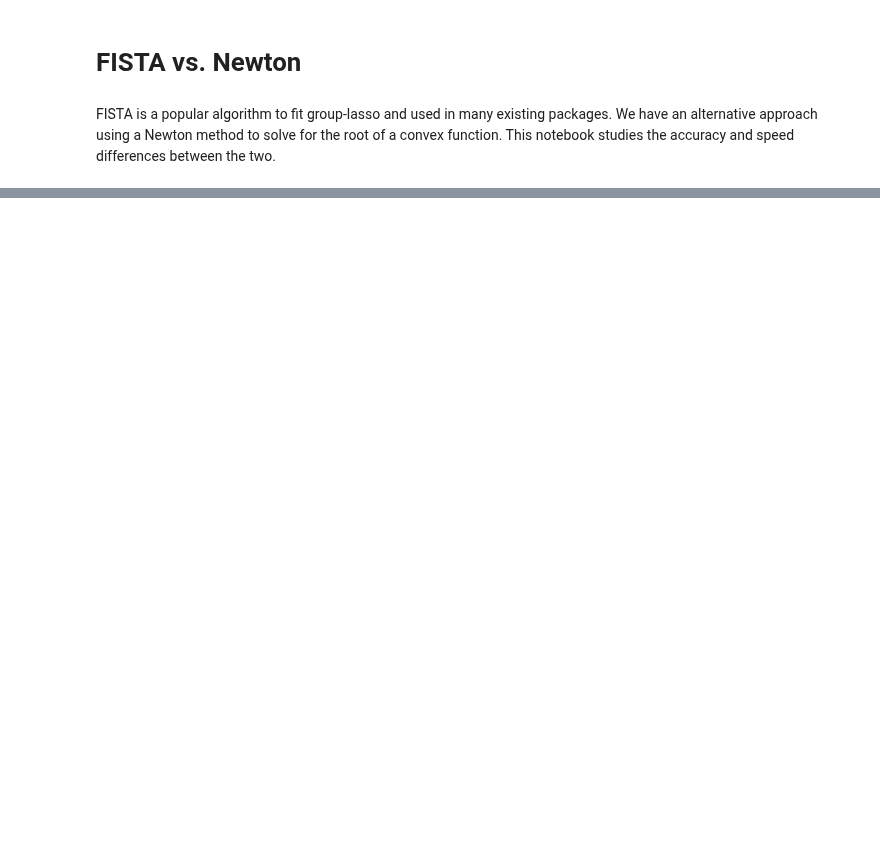
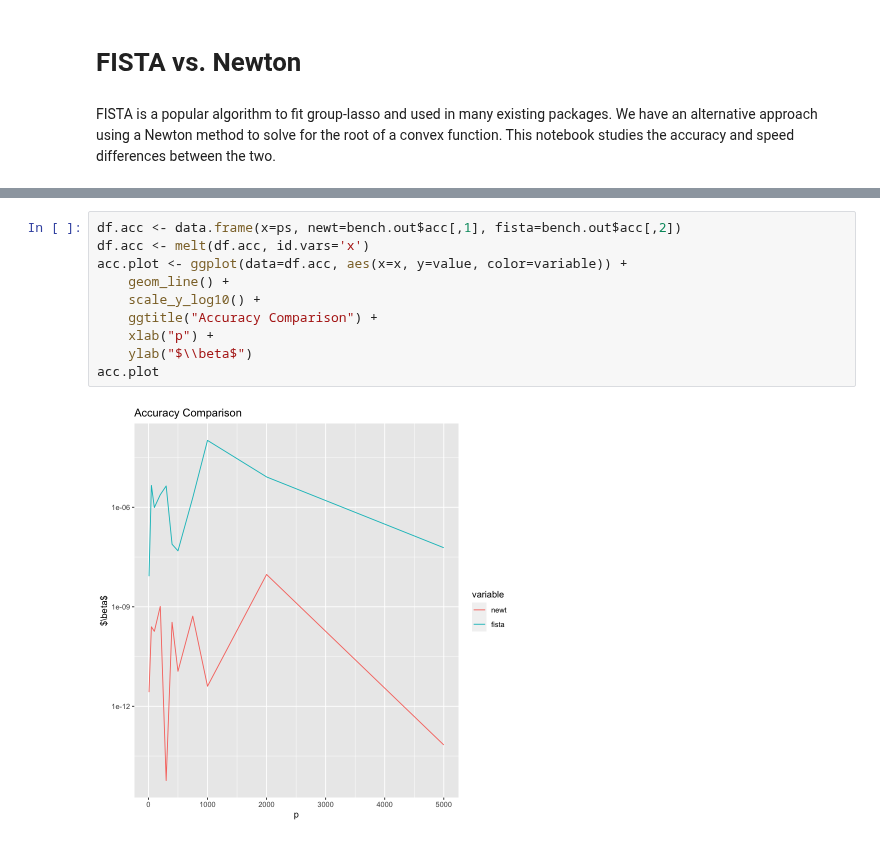
Before and after one commit to JamesYang007/adelie, a Jupyter notebook: research/fista_newton.ipynb, the cells around one changed output, grey strips where cells are left out. Cells and saved outputs as stored; diff of their text form; blank space fills up the shorter version.

```diff
--- a/research/fista_newton.ipynb
+++ b/research/fista_newton.ipynb
@@ -38,0 +93,12 @@ $iters
+# %%
+df.acc <- data.frame(x=ps, newt=bench.out$acc[,1], fista=bench.out$acc[,2])
+df.acc <- melt(df.acc, id.vars='x')
+acc.plot <- ggplot(data=df.acc, aes(x=x, y=value, color=variable)) +
+    geom_line() +
+    scale_y_log10() +
+    ggtitle("Accuracy Comparison") +
+    xlab("p") +
+    ylab("$\\beta$")
+acc.plot
+# %% [output]
+[figure, added]
```
Also changed, not shown: parts of 12 cells of this notebook, 7 other files.
